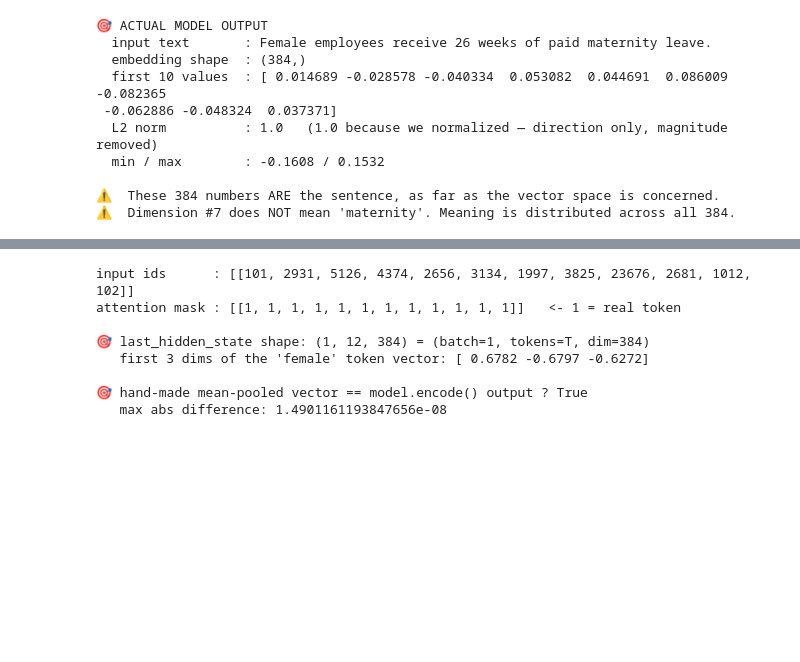
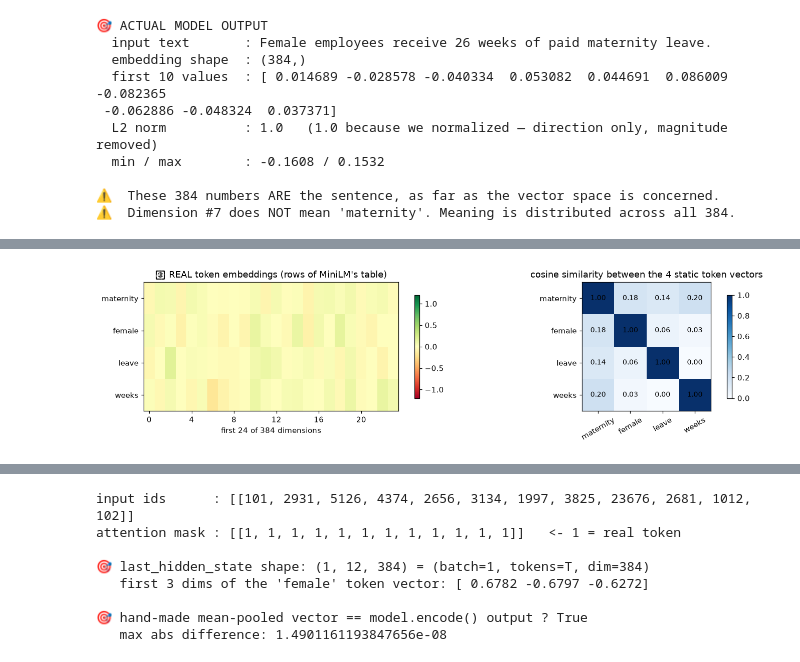
Before and after one commit to AjmalDanish/mini-rag-learning-lab, a Jupyter notebook: Mini_RAG_Learning_Lab.ipynb, the cells around one changed output, grey strips where cells are left out. Saved outputs shown, nothing was run; the diff lists cells and outputs as text; code cells hidden in the pictures; blank space fills up the shorter version.

```diff
--- a/Mini_RAG_Learning_Lab.ipynb
+++ b/Mini_RAG_Learning_Lab.ipynb
@@ -987,0 +1094,20 @@ store more information but cost more memory/compute; the dimension is fixed by t
+# %%
+# 🎯 THE THREE THINGS, real values side by side — do not confuse them
+tok_id = tokenizer.convert_tokens_to_ids("maternity")
+
+with torch.no_grad():
+    emb_table = model[0].auto_model.embeddings.word_embeddings.weight   # (30522, 384) REAL table
+    token_vec = emb_table[tok_id].numpy()          # 2) TOKEN EMBEDDING: real learned row
+
+chunk_vec = emb                                     # 3) FINAL CHUNK EMBEDDING (from Lesson 9)
+
+print("1) TOKEN ID")
+print("   'maternity' ->", tok_id)
+print("   -> an index. It is NOT a number with meaning.\n")
+print("2) TOKEN EMBEDDING  (one word's static vector, row", tok_id, "of the real table, shape",
+      token_vec.shape, ")")
+print("   ", np.round(token_vec[:8], 5), "...\n")
+print("3) FINAL CHUNK EMBEDDING  (the whole sentence, shape", chunk_vec.shape, ")")
+print("   ", np.round(chunk_vec[:8], 5), "...\n")
+print("-> 1 is a label. 2 is ONE word's dictionary entry (no context).")
+print("-> 3 summarizes the WHOLE sentence: 10 token vectors -> attention -> mean pooling.")
@@ -987,0 +1127,51 @@ store more information but cost more memory/compute; the dimension is fixed by t
+# %%
+# 📊 Distributed representations: 4 real token vectors from MiniLM's embedding table
+from sklearn.metrics.pairwise import cosine_similarity
+
+words = ["maternity", "female", "leave", "weeks"]
+word_ids = tokenizer.convert_tokens_to_ids(words)
+with torch.no_grad():
+    word_vecs = emb_table[word_ids].numpy()          # (4, 384) REAL static token vectors
+
+sims = cosine_similarity(word_vecs)                  # how close BEFORE any context?
+
+fig, axes = plt.subplots(1, 2, figsize=(12.5, 3.4))
+im = axes[0].imshow(word_vecs[:, :24], cmap="RdYlGn", vmin=-1.2, vmax=1.2, aspect="auto")
+axes[0].set_xticks(range(0, 24, 4))
+axes[0].set_xlabel("first 24 of 384 dimensions")
+axes[0].set_yticks(range(4)); axes[0].set_yticklabels(words)
+axes[0].set_title("🎯 REAL token embeddings (rows of MiniLM's table)")
+plt.colorbar(im, ax=axes[0], shrink=0.8)
+im2 = axes[1].imshow(sims, cmap="Blues", vmin=0, vmax=1)
+axes[1].set_xticks(range(4)); axes[1].set_xticklabels(words, rotation=30)
+axes[1].set_yticks(range(4)); axes[1].set_yticklabels(words)
+axes[1].set_title("cosine similarity between the 4 static token vectors")
+for r in range(4):
+    for c in range(4):
+        axes[1].text(c, r, f"{sims[r, c]:.2f}", ha="center", va="center", fontsize=9)
+plt.colorbar(im2, ax=axes[1], shrink=0.8)
+plt.tight_layout(); plt.show()
+
+print("🎯 REAL OUTPUT — static token vectors (dictionary entries, no context yet)")
+print("   pairwise cosine similarities:")
+for a in range(4):
+    print("   ", words[a].ljust(9), [round(sims[a, b], 3) for b in range(4)])
+print("   -> 'maternity' vs 'leave' is only", round(sims[0, 2], 3), "here: the dictionary entry")
+print("      alone does NOT know that 'maternity leave' is a phrase.")
+
+# ---- after the Transformer: do the SAME two words become related? ----
+enc = tokenizer(text, return_tensors="pt")
+with torch.no_grad():
+    out = model[0].auto_model(**enc)
+ctx = out.last_hidden_state[0].numpy()               # (T, 384) contextual vectors
+toks = tokenizer.convert_ids_to_tokens(enc["input_ids"][0])
+i_mat, i_leave = toks.index("maternity"), toks.index("leave")
+ctx_sim = cosine_similarity([ctx[i_mat]], [ctx[i_leave]])[0, 0]
+print(f"\n🎯 REAL OUTPUT — AFTER 12 attention layers, inside the real sentence:")
+print(f"   contextual 'maternity' vs 'leave' similarity = {ctx_sim:.3f}")
+print("   -> context is what turns two dictionary entries into the phrase 'maternity leave'.")
+print()
+print("   And NO single dimension is the 'maternity dimension':")
+print("   dimension 0 alone holds all four words at once:", np.round(word_vecs[:, 0], 4))
+print("   Meaning is distributed across the whole 384-d pattern.")
+# %% [output]
@@ -988 +1194,2 @@ store more information but cost more memory/compute; the dimension is fixed by t
+[figure, added]
 # %% [markdown]
```
Also changed, not shown: parts of 36 cells of this notebook, 1 other file.
